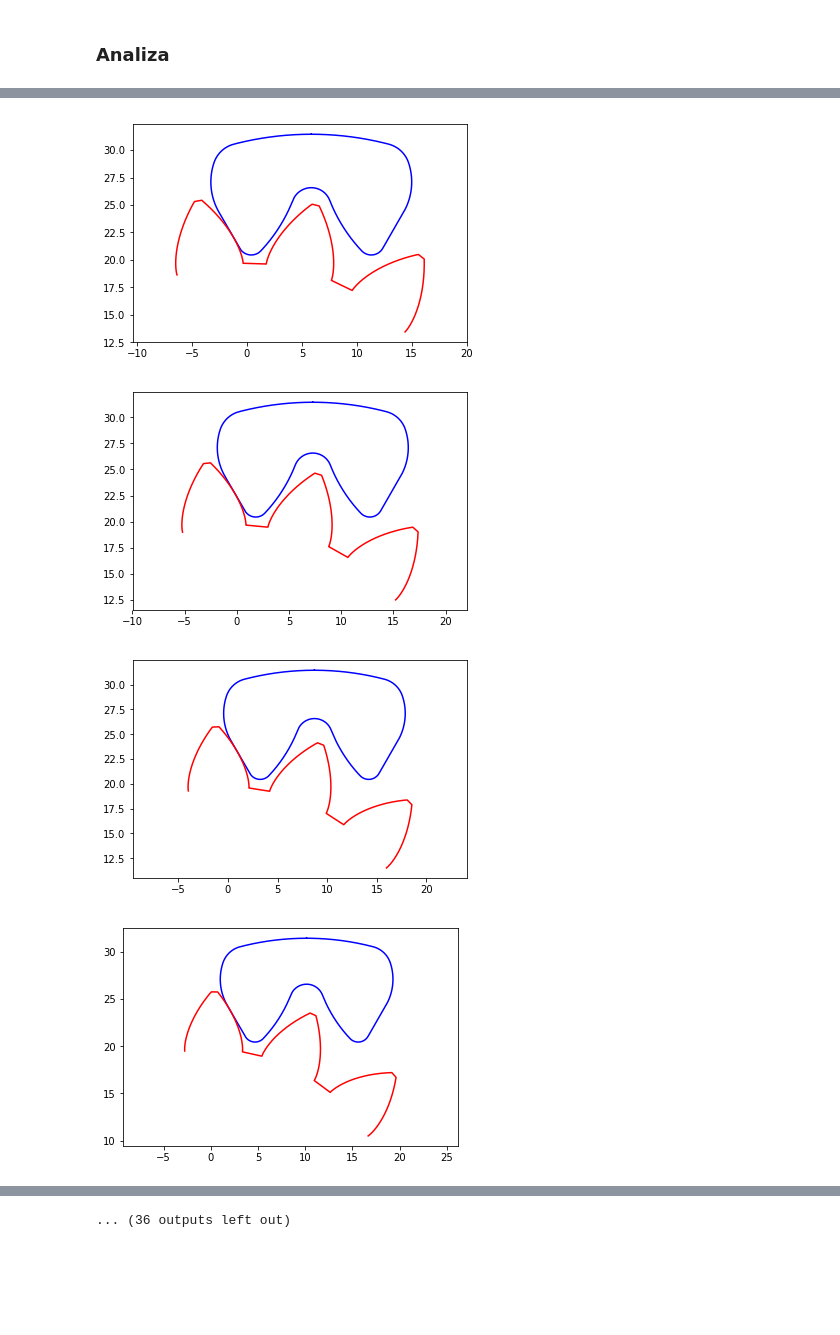
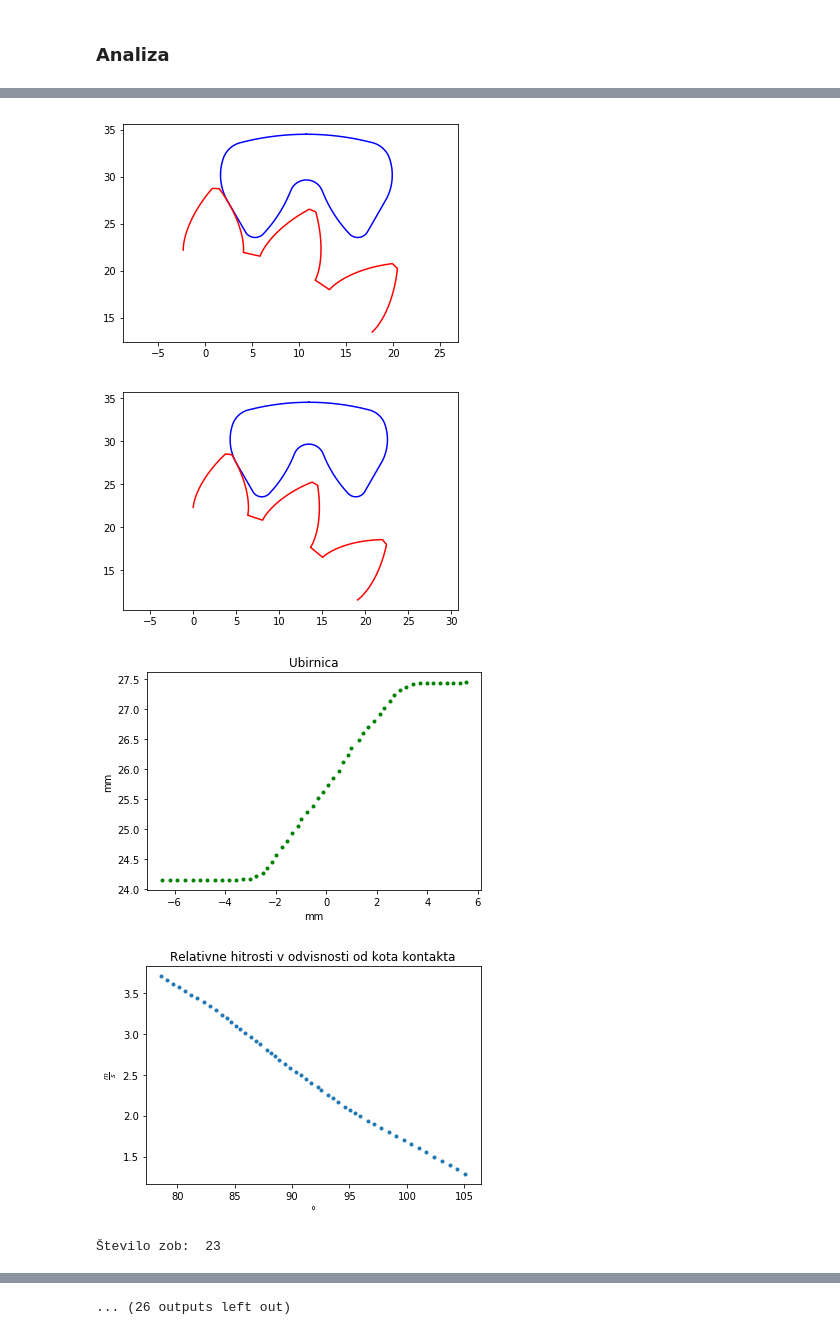
Before and after one commit to JMarinko/veriga, a Jupyter notebook: Analiza.ipynb, the cells around one changed output, grey strips where cells are left out. Drawn from its saved outputs; the diff is of its cells as text; code cells hidden in the pictures; blank space fills up the shorter version.

Commit message:
Analiza za zobe dokončana

```diff
--- a/Analiza.ipynb
+++ b/Analiza.ipynb
@@ -346,8 +346,8 @@ class Analiza():
             self.nov_korak_obravnave()
             stevec += 1
 
-        # Ogled in prilagajanje rezultatov
-        self.izris_ubirnice()
+        # Ogled in obdelava rezultatov
+        # self.izris_ubirnice()
         self.glajenje_ubirnice()
         self.izris_ubirnice()
         self.relativne_hitrosti()
@@ -386,7 +386,7 @@ class Analiza():
     def nov_korak_obravnave(self):
         '''Obrne zobnik, približa člen in vpiše točke kontakta'''
         self.v.rotacija(-self.kot_analize)
-        self.c.translacija_x(1.1 * self.premik_clena)
+        self.c.translacija_x(1.2 * self.premik_clena)
 
         min_razdalja = None
         for i, (x_c, y_c) in enumerate(zip(self.c.x[3], self.c.y[3])):
@@ -399,7 +399,7 @@ class Analiza():
                 except:  # Za try mora vedno pridet še except.
                     break
 
-        if abs(min_razdalja[-1]) < 0.15 * self.premik_clena:
+        if abs(min_razdalja[-1]) < 0.25 * self.premik_clena:
             self.c.translacija_x(min_razdalja[-1])
 
             # Pripenjanje v sezname
@@ -427,7 +427,7 @@ class Analiza():
 
     def glajenje_ubirnice(self):
         '''Pogladim y vrednosti točk s premičnim povprečjem.'''
-        print("Glajenje ubirnice...")
+        # print("Glajenje ubirnice...")
         self.y_g = premicno_povprecje(self.y_v, 7)
         self.y_v = self.y_g
 
@@ -468,7 +466,6 @@ class Analiza():
 # %%
-# število zob 35
-for z in range(20, 46, 7):
-    Analiza(podatki[0], z, np.pi/500);  # Dobro: st tock obeh 500, pi/500, korak = 0.000002
+for z in range(17, 42, 6):
+    Analiza(podatki[0], z, np.pi/300);  # Dobro: st tock obeh 500, pi/500, korak = 0.000002
 # Če želim pohitrit, spremeni št točk verižnika in
 # predvsem korak zanko prej -> "napaka".
 # %% [output]
@@ -480,4 +477,5 @@ for z in range(20, 46, 7):
-[figure, old version]
+[figure, new version]
-[figure, old version]
+[figure, new version]
-[figure, old version]
+[figure, new version]
-[figure, old version]
+[figure, new version]
+Število zob:  23
@@ -487 +484 @@ for z in range(20, 46, 7):
-... (36 outputs left out)
+... (26 outputs left out)
```
Also changed, not shown: parts of 2 cells of this notebook.
